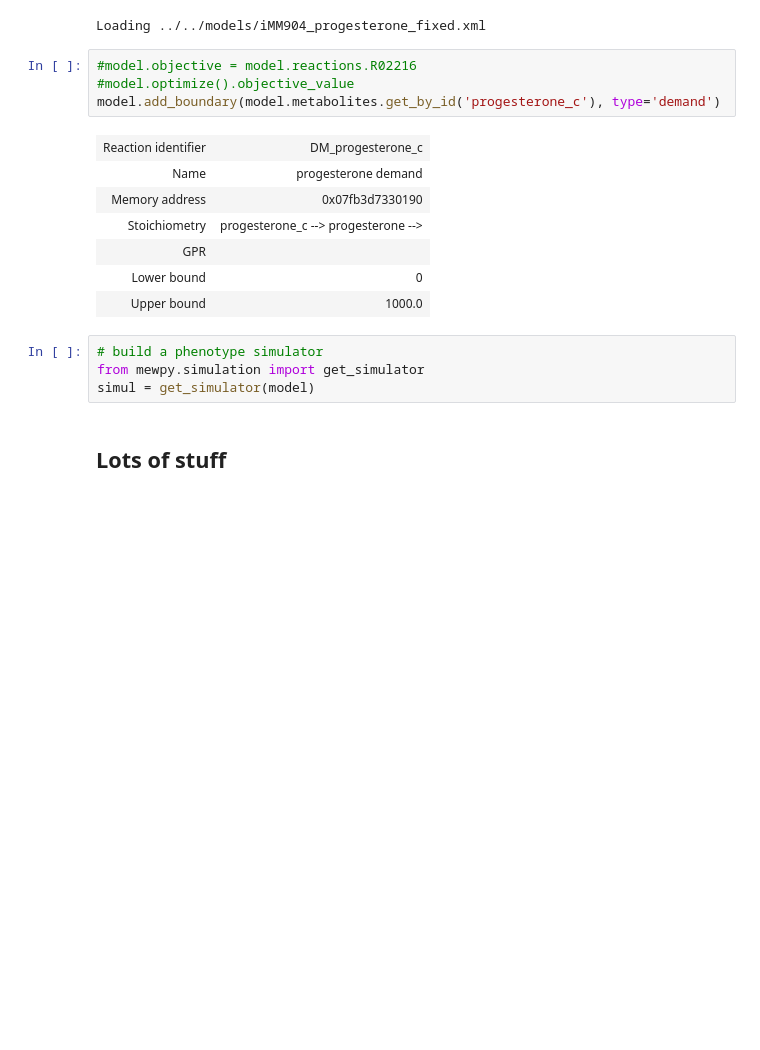
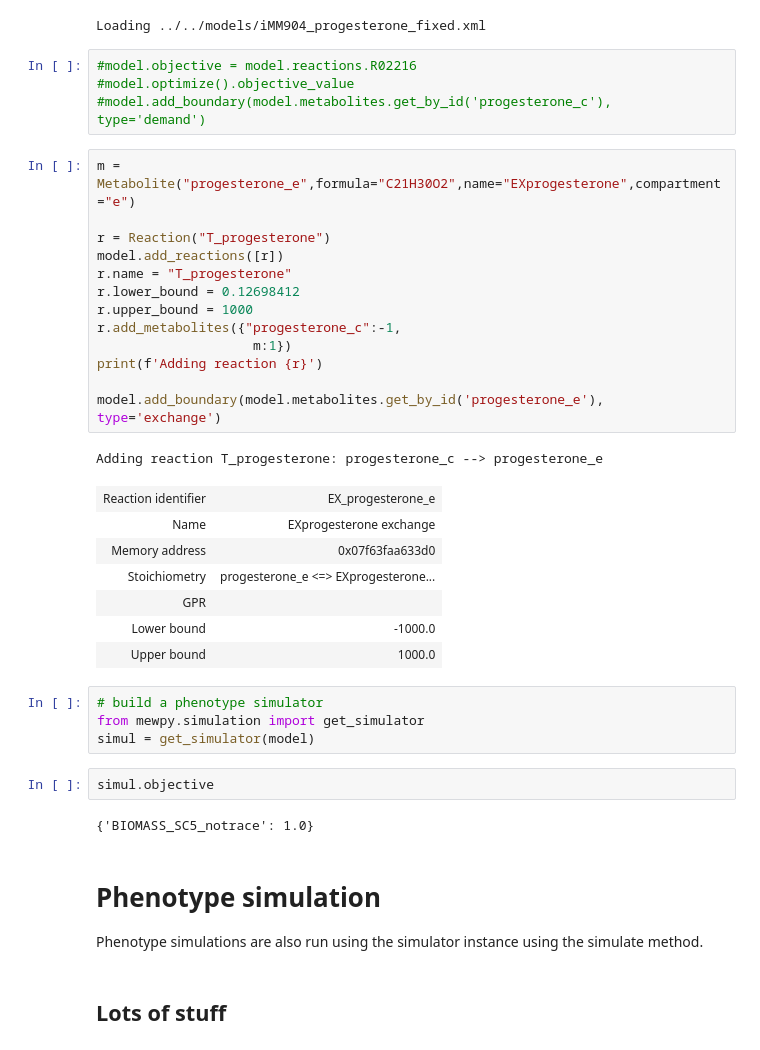
Before and after one commit to 27410/27410-group-assigment-group_3, a Jupyter notebook: misc/Bertram/Test_mewpy.ipynb, the cells around one changed output. Saved outputs shown, nothing was run; the diff lists cells and outputs as text; blank space fills up the shorter version.

```diff
--- a/misc/Bertram/Test_mewpy.ipynb
+++ b/misc/Bertram/Test_mewpy.ipynb
@@ -26,19 +26,41 @@ Loading ../../models/iMM904_progesterone_fixed.xml
 # %%
 #model.objective = model.reactions.R02216
 #model.optimize().objective_value
-model.add_boundary(model.metabolites.get_by_id('progesterone_c'), type='demand')
+#model.add_boundary(model.metabolites.get_by_id('progesterone_c'), type='demand')
-# %% [output]
-| Reaction identifier | DM_progesterone_c |
-| Name | progesterone demand |
-| Memory address | 0x07fb3d7330190 |
-| Stoichiometry | progesterone_c --> progesterone --> |
-| GPR |  |
-| Lower bound | 0 |
-| Upper bound | 1000.0 |
+# %%
+m = Metabolite("progesterone_e",formula="C21H30O2",name="EXprogesterone",compartment="e")
+
+r = Reaction("T_progesterone")
+model.add_reactions([r])
+r.name = "T_progesterone"
+r.lower_bound = 0.12698412
+r.upper_bound = 1000
+r.add_metabolites({"progesterone_c":-1,
+                    m:1})
+print(f'Adding reaction {r}')
+
+model.add_boundary(model.metabolites.get_by_id('progesterone_e'), type='exchange')
+# %% [output]
+Adding reaction T_progesterone: progesterone_c --> progesterone_e
+| Reaction identifier | EX_progesterone_e |
+| Name | EXprogesterone exchange |
+| Memory address | 0x07f63faa633d0 |
+| Stoichiometry | progesterone_e <=> EXprogesterone... |
+| GPR |  |
+| Lower bound | -1000.0 |
+| Upper bound | 1000.0 |
 # %%
 # build a phenotype simulator
 from mewpy.simulation import get_simulator
 simul = get_simulator(model)
+# %%
+simul.objective
+# %% [output]
+{'BIOMASS_SC5_notrace': 1.0}
+# %% [markdown]
+# Phenotype simulation
+
+Phenotype simulations are also run using the simulator instance using the simulate method.
 # %% [markdown]
 ## Lots of stuff
 # %%
```
Also changed, not shown: parts of 39 cells of this notebook, 15 other files.
